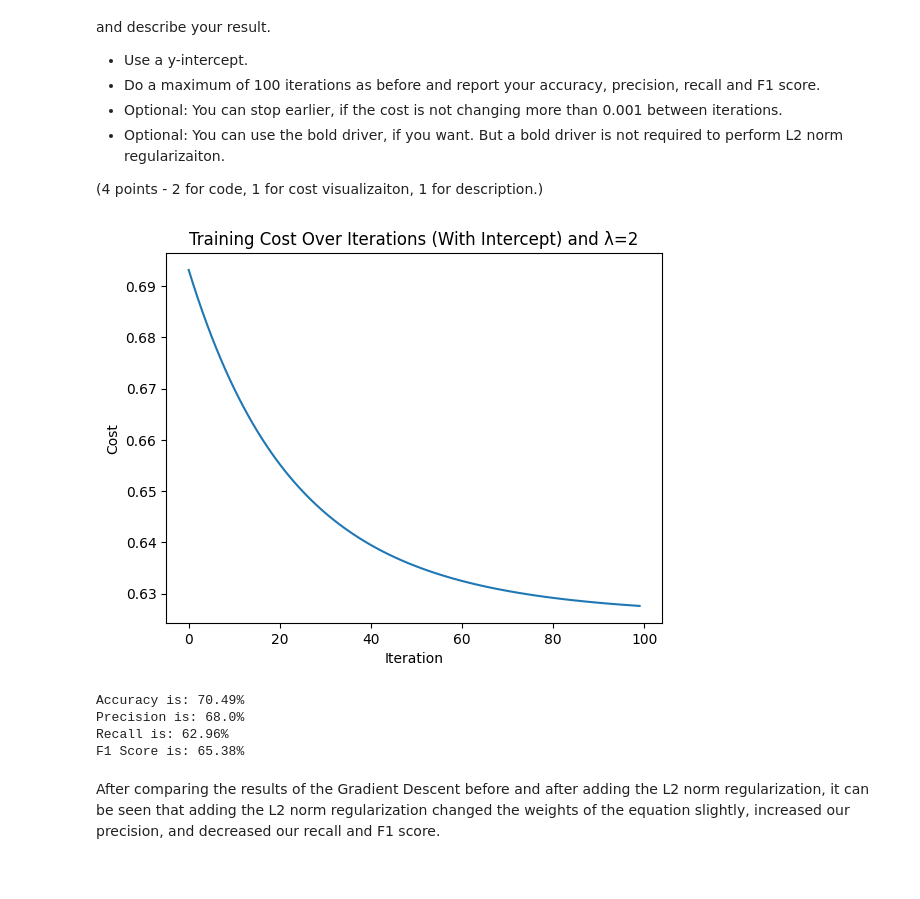
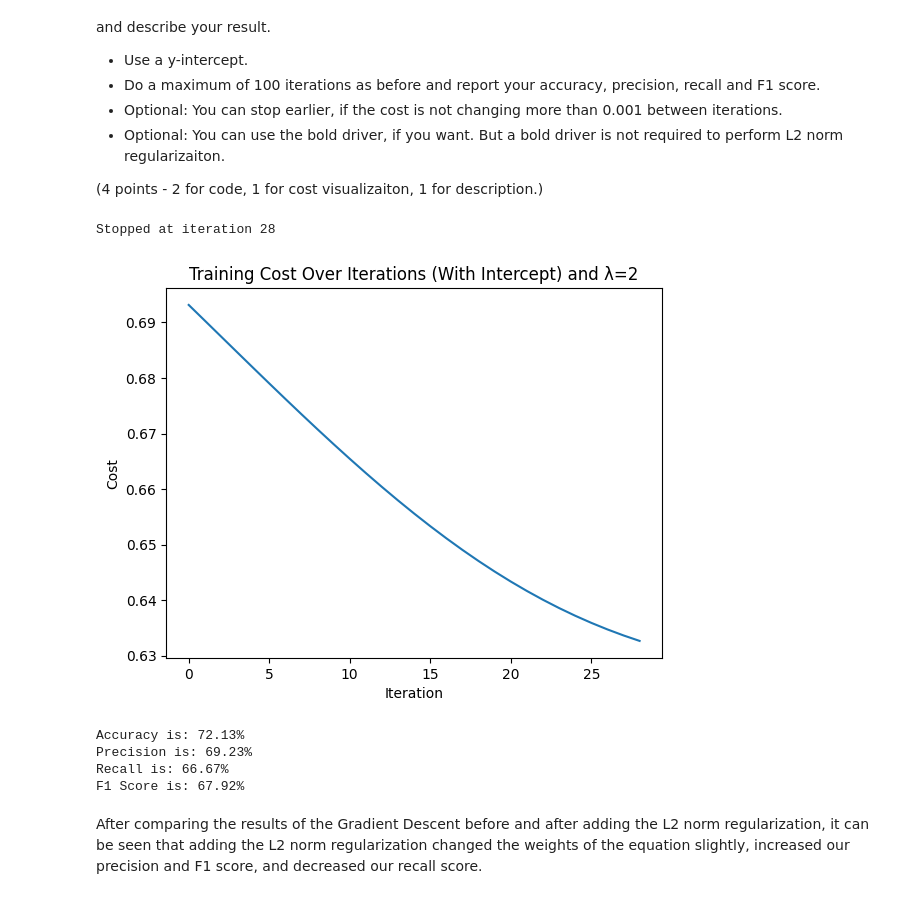
Before and after one commit to leiandas/CS329E-Assignments, a Jupyter notebook: Assignment 6/329e_HW06.ipynb, the cells around one changed output. Saved outputs shown, nothing was run; the diff lists cells and outputs as text; code cells hidden in the pictures.

```diff
--- a/Assignment 6/329e_HW06.ipynb
+++ b/Assignment 6/329e_HW06.ipynb
@@ -279,26 +266,29 @@ testing = heart_df.drop(training.index)
 
 # Build pandas DataFrame for training
 X_train_df = training[features].copy()
-# compute training mean/std and normalize training set
 train_mean = X_train_df.mean()
 train_std = X_train_df.std()
 X_train = (X_train_df - train_mean) / train_std
 
-# Add intercept column (ones) as the first column
+# Add intercept column (ones) as the first column for y intercept
 X_train = np.hstack([np.ones((X_train.shape[0], 1)), X_train.values])
 y_train = training['Target'].values.astype(float)
 
 # Build pandas DataFrame for testing and normalize using training statistics
 X_test_df = testing[features].copy()
-X_test_norm = (X_test_df - train_mean) / train_std
-X_test = np.hstack([np.ones((X_test_norm.shape[0], 1)), X_test_norm.values])
+test_mean = X_test_df.mean()
+test_std = X_test_df.std()
+X_test = (X_test_df - test_mean) / test_std
+
+# Add intercept column (ones) as the first column for y intercept
+X_test = np.hstack([np.ones((X_test.shape[0], 1)), X_test.values])
 y_test = testing['Target'].values.astype(float)
 
 # Initialize weight guesses (now includes intercept)
 np.random.seed(0)
 weights = np.zeros(X_train.shape[1])
 
-
+# defining functions for logistic regression
 def sigmoid(z):
     g = 1 / (1 + np.exp(-z))
     return g
@@ -343,12 +333,14 @@ plt.show()
 
 # print('Final Weights:', weights)
 
+# initialize the True/False Positive/Negative counts
 TP = 0
 TN = 0
 FP = 0
 FN = 0
 y_pred = np.zeros(len(y_test))
 
+# determining values
 for i in range(len(y_test)):
     y_predElement = X_test[i][0]*weights[0] + X_test[i][1]*weights[1] + X_test[i][2]*weights[2]
     if y_predElement > 0:
@@ -365,13 +357,12 @@ for i in range(len(y_test)):
     else:
         TN += 1
 
+# deriving data measurements based on for loop
 accuracy = (TP + TN) / len(y_test)
 precision = TP / (TP + FP)
 recall = TP / (TP + FN)
 F1_Score = 2 * ((precision*recall)/(precision+recall))
 
-# print(TP,FP,FP,TN)
-
 print(f"Accuracy is: {round(accuracy*100,2)}%")
 print(f"Precision is: {round(precision*100,2)}%")
 print(f"Recall is: {round(recall*100,2)}%")
@@ -422,7 +411,7 @@ y_test = testing['Target'].values.astype(float)
 np.random.seed(0)
 weights = np.zeros(X_train.shape[1])
 
-
+# defining functions for logistic regression
 def sigmoid(z):
     g = 1 / (1 + np.exp(-z))
     return g
@@ -463,7 +452,7 @@ for i in range(num_iterations):
     grad = gradient(X_train, y_train, weights)
     weights = weights - learningRate * grad
 
-    learningRate = 0.1 * np.exp(-decayRate*i)
+    learningRate *= 1.05
 
     oldCost = cost
     # if i % 10 == 0:
@@ -552,13 +541,17 @@ train_mean = X_train_df.mean()
 train_std = X_train_df.std()
 X_train = (X_train_df - train_mean) / train_std
 
-# Add intercept column (ones) as the first column
+# Add intercept column (ones) as the first column for y intercept
 X_train = np.hstack([np.ones((X_train.shape[0], 1)), X_train.values])
 y_train = training['Target'].values.astype(float)
 
 # Build pandas DataFrame for testing and normalize using training statistics
 X_test_df = testing[features].copy()
-X_test_norm = (X_test_df - train_mean) / train_std
+test_mean = X_test_df.mean()
+test_std = X_test_df.std()
+X_test_norm = (X_test_df - test_mean) / test_std
+
+# Add intercept column (ones) as the first column for y intercept
 X_test = np.hstack([np.ones((X_test_norm.shape[0], 1)), X_test_norm.values])
 y_test = testing['Target'].values.astype(float)
 
@@ -566,7 +559,7 @@ y_test = testing['Target'].values.astype(float)
 np.random.seed(0)
 weights = np.zeros(X_train.shape[1])
 
-
+# defining functions for logistic regression
 def sigmoid(z):
     g = 1 / (1 + np.exp(-z))
     return g
@@ -606,13 +599,23 @@ regLambda = 2
 num_iterations = 100
 learningRate = 0.1
 cost_list = []
+oldCost = float('inf')
+prec = 0.001
 
 # Logistic Regression (with intercept)
 for i in range(num_iterations):
     cost = cost_function(X_train, y_train, weights, regLambda)
     cost_list.append(cost)
+
+    if abs(cost - oldCost) <= prec:
+        print("Stopped at iteration", i)
+        break
+
     grad = gradient(X_train, y_train, weights, regLambda)
     weights = weights - learningRate * grad
+    learningRate *= 1.05
+
+    oldCost = cost
 
     # if i % 10 == 0:
     #     print(f"Iteration {i}, Cost = {cost:.6f}")
@@ -633,37 +636,38 @@ FN = 0
 y_pred = np.zeros(len(y_test))
 
 for i in range(len(y_test)):
     y_predElement = X_test[i][0]*weights[0] + X_test[i][1]*weights[1] + X_test[i][2]*weights[2]
     if y_predElement > 0:
         y_predElement = 1
     else:
         y_predElement = 0
     y_pred[i] = y_predElement
     if (y_test[i] == 1) & (y_pred[i] == 1):
         TP += 1
     elif (y_test[i] == 0) & (y_pred[i] == 1):
         FP += 1
     elif (y_test[i] == 1) & (y_pred[i] == 0):
         FN += 1
     else:
         TN += 1
 
 accuracy = (TP + TN) / len(y_test)
 precision = TP / (TP + FP)
 recall = TP / (TP + FN)
 F1_Score = 2 * ((precision*recall)/(precision+recall))
 
 # print(TP,FP,FP,TN)
 
 print(f"Accuracy is: {round(accuracy*100,2)}%")
 print(f"Precision is: {round(precision*100,2)}%")
 print(f"Recall is: {round(recall*100,2)}%")
 print(f"F1 Score is: {round(F1_Score*100,2)}%")
 # %% [output]
+Stopped at iteration 28
-[figure, old version]
+[figure, new version]
-Accuracy is: 70.49%
-Precision is: 68.0%
-Recall is: 62.96%
-F1 Score is: 65.38%
+Accuracy is: 72.13%
+Precision is: 69.23%
+Recall is: 66.67%
+F1 Score is: 67.92%
 # %% [markdown]
-After comparing the results of the Gradient Descent before and after adding the L2 norm regularization, it can be seen that adding the L2 norm regularization changed the weights of the equation slightly, increased our precision, and decreased our recall and F1 score.
+After comparing the results of the Gradient Descent before and after adding the L2 norm regularization, it can be seen that adding the L2 norm regularization changed the weights of the equation slightly, increased our precision and F1 score, and decreased our recall score.
```
Also changed, not shown: parts of 6 cells of this notebook, 2 other files.
